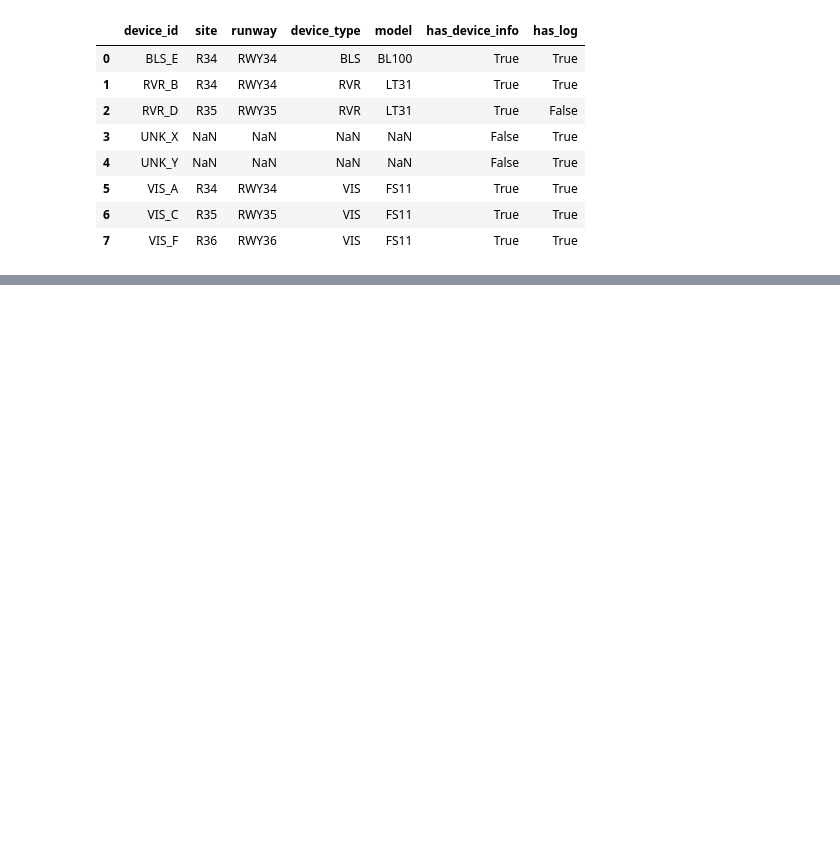
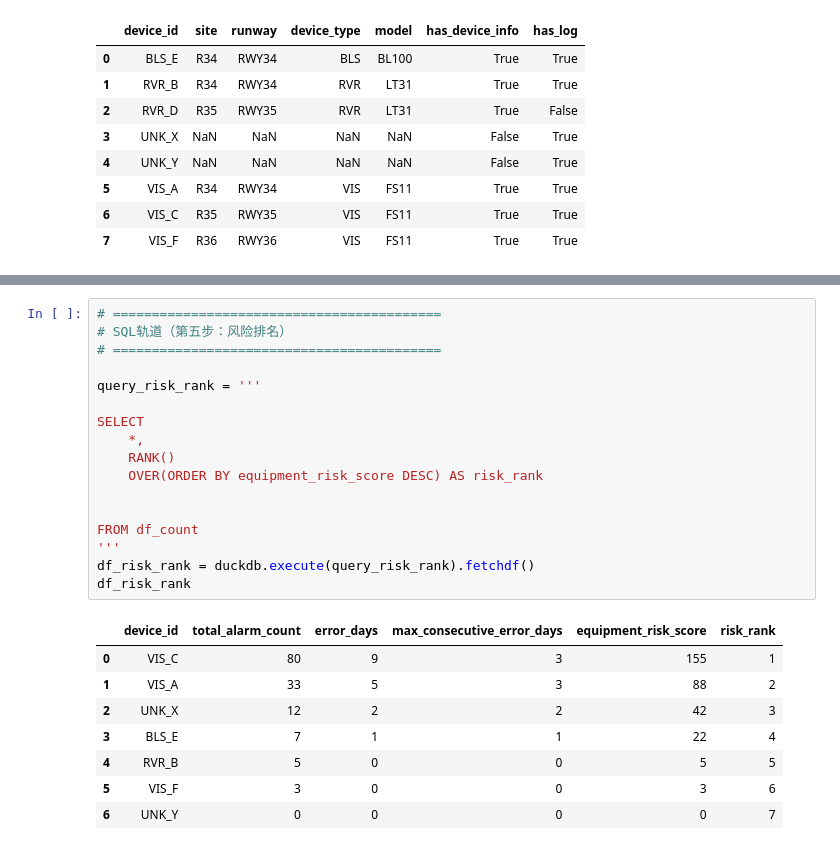
Before and after one commit to zhuimengren9527/projects, a Jupyter notebook: 02_sql_and_pandas/window_function/integrated_practice/02_device_log_join_integrated_analysis.ipynb, the cells around one changed output, grey strips where cells are left out. Cells and saved outputs as stored; diff of their text form; blank space fills up the shorter version.

```diff
--- a/02_sql_and_pandas/window_function/integrated_practice/02_device_log_join_integrated_analysis.ipynb
+++ b/02_sql_and_pandas/window_function/integrated_practice/02_device_log_join_integrated_analysis.ipynb
@@ -747,0 +896,26 @@ df_device_base
+# %%
+# ==========================================
+# SQL轨道（第五步：风险排名）
+# ==========================================
+
+query_risk_rank = '''
+
+SELECT
+    *,
+    RANK()
+    OVER(ORDER BY equipment_risk_score DESC) AS risk_rank
+
+
+FROM df_count
+'''
+df_risk_rank = duckdb.execute(query_risk_rank).fetchdf()
+df_risk_rank
+# %% [output]
+|  | device_id | total_alarm_count | error_days | max_consecutive_error_days | equipment_risk_score | risk_rank |
+| 0 | VIS_C | 80 | 9 | 3 | 155 | 1 |
+| 1 | VIS_A | 33 | 5 | 3 | 88 | 2 |
+| 2 | UNK_X | 12 | 2 | 2 | 42 | 3 |
+| 3 | BLS_E | 7 | 1 | 1 | 22 | 4 |
+| 4 | RVR_B | 5 | 0 | 0 | 5 | 5 |
+| 5 | VIS_F | 3 | 0 | 0 | 3 | 6 |
+| 6 | UNK_Y | 0 | 0 | 0 | 0 | 7 |
```
Also changed, not shown: parts of 7 cells of this notebook, 1 other file.
